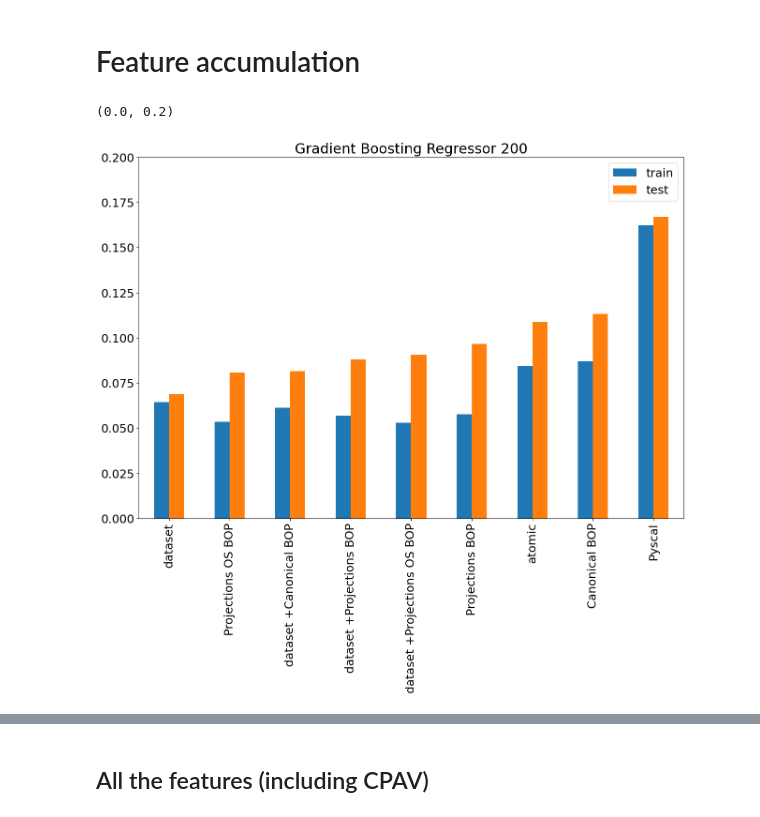
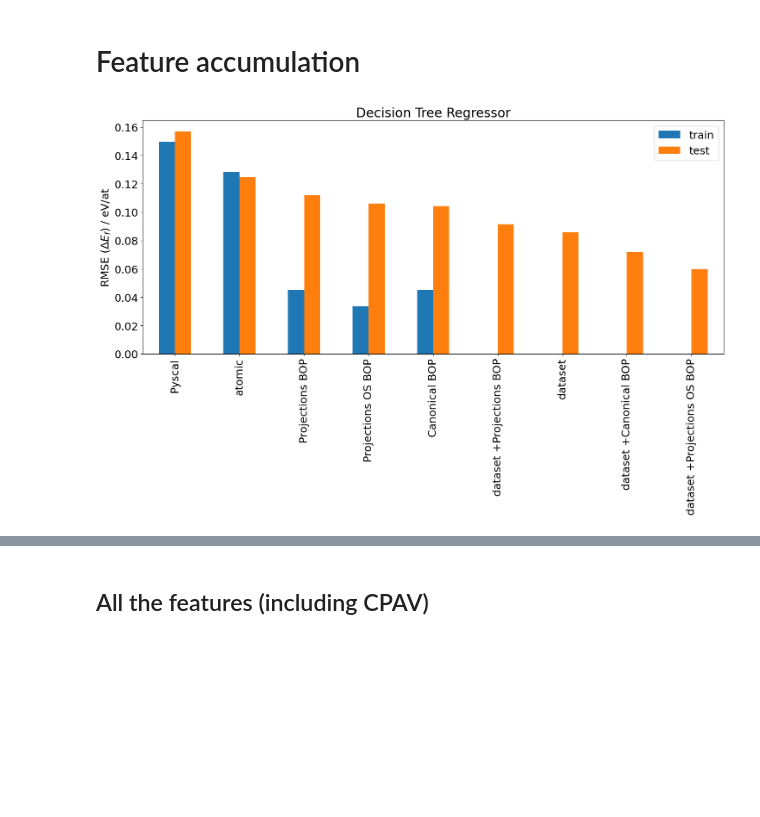
Before and after one commit to AIIMProject/MLFeMoTCPs, a Jupyter notebook: 07_MachineLearn.ipynb, the cells around one changed output, grey strips where cells are left out. Saved outputs shown, nothing was run; the diff lists cells and outputs as text; code cells hidden in the pictures; blank space fills up the shorter version.

```diff
--- a/07_MachineLearn.ipynb
+++ b/07_MachineLearn.ipynb
@@ -220,12 +254,14 @@ for (modelname, model), (name, thisfeature) in tqdm(combis, total = len(models)*
     RMSE[(modelname, 'dataset +'+name)] = {'train': mean_squared_error(ytrain, Ypredict, squared=False), 'test' : mean_squared_error(ytest, Ypredicttest, squared=False)}
 # %%
 dfRMSE = pd.DataFrame.from_dict(RMSE, orient='index')
-dfRMSE.sort_values(by='test', inplace=True)
+dfRMSE.sort_values(by='test', inplace=True, ascending=False)
-# %%
-ax = dfRMSE.loc['Gradient Boosting Regressor 200'].plot(kind = 'bar', )
-ax.set_title('Gradient Boosting Regressor 200')
-ax.set_ylim([0,0.2])
-# %% [output]
-(0.0, 0.2)
-[figure, removed]
+# %%
+modelname = 'Decision Tree Regressor'
+ax = dfRMSE.loc[modelname].plot(kind = 'bar', )
+ax.set_title(modelname)
+ax.set_ylabel('RMSE ($\Delta E_f$) / eV/at')
+plt.tight_layout()
+plt.savefig('Error_vs_domainKnowledge.pdf')
+# %% [output]
+[figure, added]
 # %%
```
Also changed, not shown: parts of 24 cells of this notebook.
